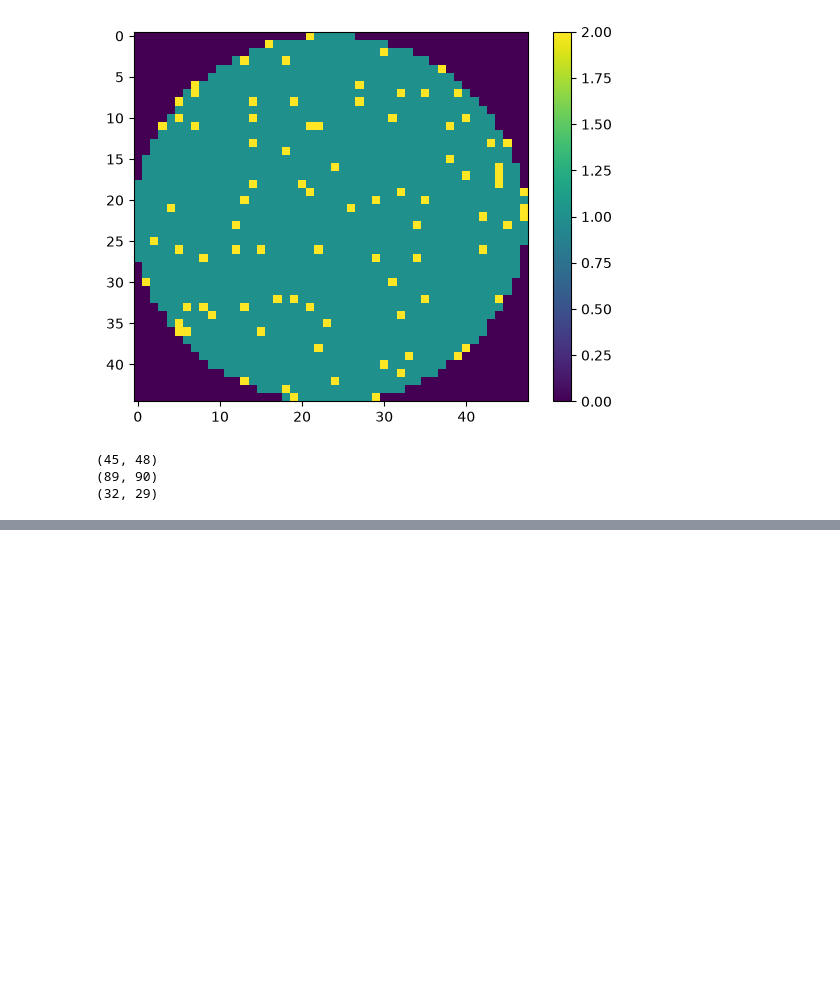
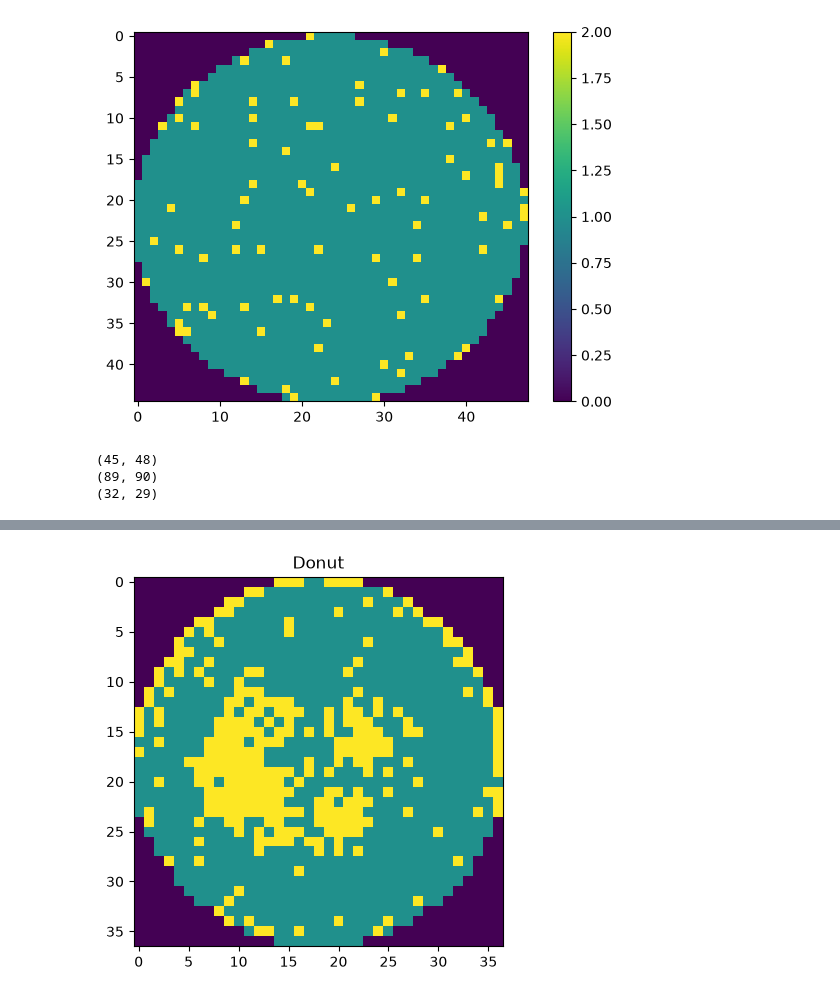
Before and after one commit to Atharva-cloud-1/wafer-detects, a Jupyter notebook: notebooks/01_explore.ipynb, the cells around one changed output, grey strips where cells are left out. Saved outputs shown, nothing was run; the diff lists cells and outputs as text; code cells hidden in the pictures; blank space fills up the shorter version.

```diff
--- a/notebooks/01_explore.ipynb
+++ b/notebooks/01_explore.ipynb
@@ -42,0 +92,7 @@ print(df.loc[500000, "waferMap"].shape)
+# %%
+donut = df_lab[df_lab["label"] == "Donut"]
+plt.imshow(donut.iloc[0]["waferMap"])
+plt.title("Donut")
+plt.show()
+# %% [output]
+[figure, added]
```
Also changed, not shown: parts of 8 cells of this notebook.
